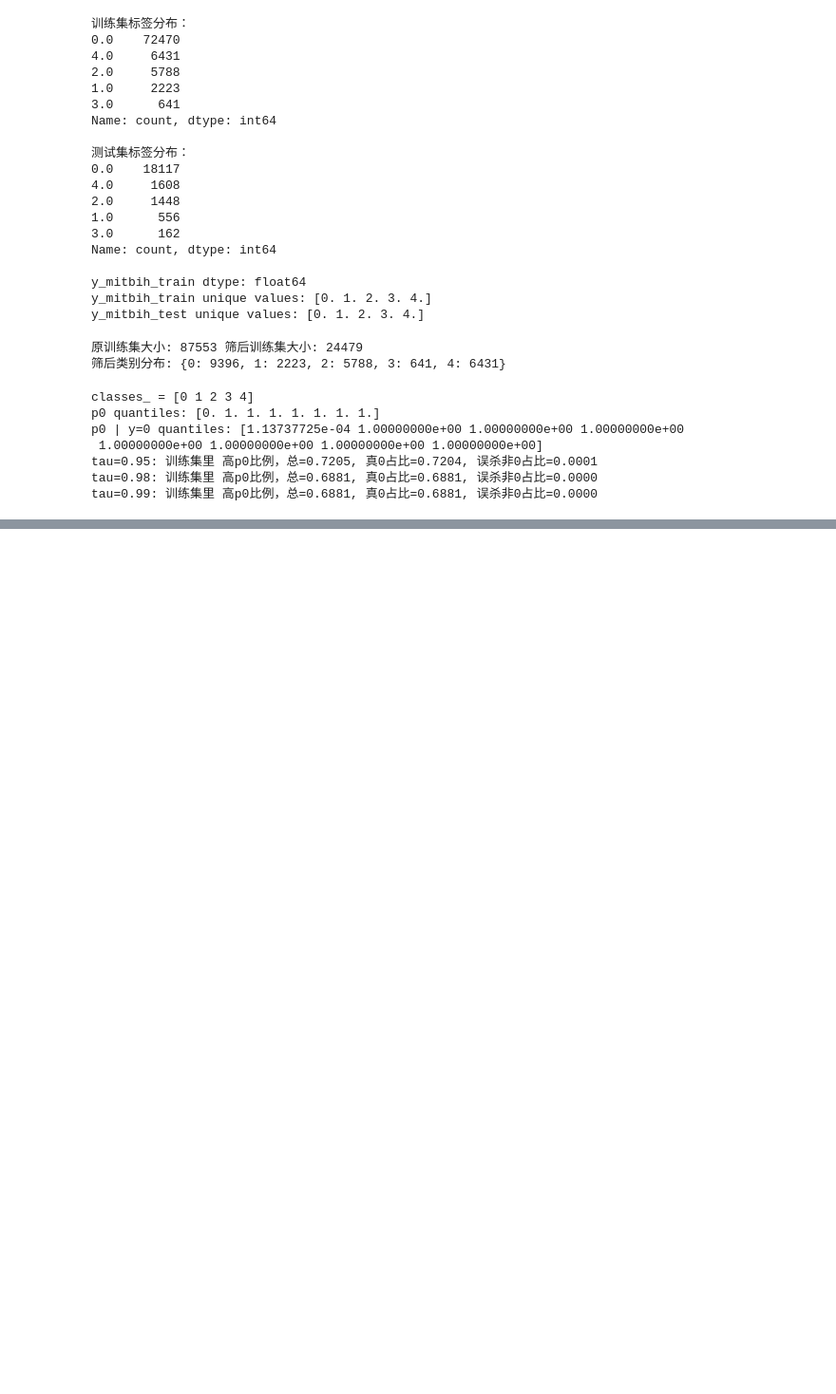
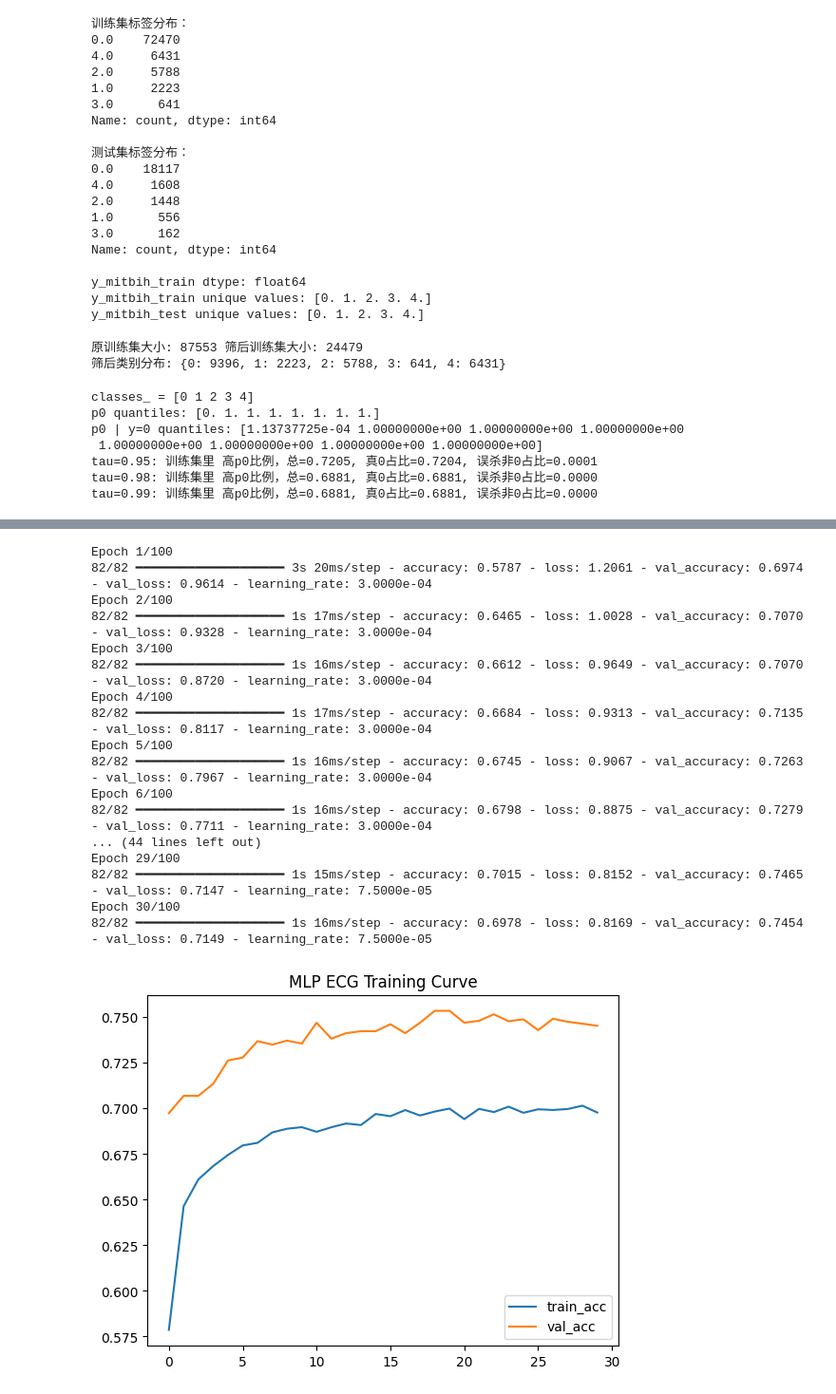
Before and after one commit to Hanson-1013/machine_learning, a Jupyter notebook: notebook/04_mlp_model_train_mitbih_improve.ipynb, the cells around one changed output, grey strips where cells are left out. Shown at 95% size. Saved outputs shown, nothing was run; the diff lists cells and outputs as text; code cells hidden in the pictures; blank space fills up the shorter version.

Commit message:
feat: finish mitbih mlp train

```diff
--- a/notebook/04_mlp_model_train_mitbih_improve.ipynb
+++ b/notebook/04_mlp_model_train_mitbih_improve.ipynb
@@ -185,11 +190,20 @@ X_tr, X_val, y_tr, y_val = train_test_split(
     stratify=y_train_hard     # 保持类别比例
 )
 
+# === 添加在这里 ===
+from sklearn.preprocessing import StandardScaler
+
+scaler = StandardScaler()
+X_tr = scaler.fit_transform(X_tr)
+X_val = scaler.transform(X_val)
+X_mitbih_test = scaler.transform(X_mitbih_test)  # 若之后还要用测试集预测，也提前标准化
+# === 到此结束 ===
+
 # 然后把 fit 里的变量换成：
 mlp.fit(
     X_tr, y_tr,
     validation_data=(X_val, y_val),
-    epochs=10, batch_size=256,
+    epochs=60, batch_size=256,
     class_weight=cls_w,
     callbacks=cb,
     verbose=1
@@ -307,0 +319,54 @@ Best tau on val: 0.98
+# %%
+# === 构建模型 ===
+mlp = build_mlp_ecg(X_tr.shape[1], num_classes=5)
+
+# === 编译 ===
+mlp.compile(
+    optimizer=tf.keras.optimizers.Adam(learning_rate=3e-4),
+    loss='sparse_categorical_crossentropy',
+    metrics=['accuracy']
+)
+
+# === 回调函数 ===
+cb = [
+    tf.keras.callbacks.EarlyStopping(monitor='val_loss', patience=12, restore_best_weights=True),
+    tf.keras.callbacks.ReduceLROnPlateau(monitor='val_loss', factor=0.5, patience=5)
+]
+
+# === 训练 ===
+history = mlp.fit(
+    X_tr, y_tr,
+    validation_data=(X_val, y_val),
+    epochs=100,
+    batch_size=256,
+    class_weight=None,
+    callbacks=cb,
+    verbose=1
+)
+
+# === 可选：绘制训练曲线 ===
+import matplotlib.pyplot as plt
+plt.plot(history.history['accuracy'], label='train_acc')
+plt.plot(history.history['val_accuracy'], label='val_acc')
+plt.legend()
+plt.title('MLP ECG Training Curve')
+plt.show()
+# %% [output]
+Epoch 1/100
+82/82 ━━━━━━━━━━━━━━━━━━━━ 3s 20ms/step - accuracy: 0.5787 - loss: 1.2061 - val_accuracy: 0.6974 - val_loss: 0.9614 - learning_rate: 3.0000e-04
+Epoch 2/100
+82/82 ━━━━━━━━━━━━━━━━━━━━ 1s 17ms/step - accuracy: 0.6465 - loss: 1.0028 - val_accuracy: 0.7070 - val_loss: 0.9328 - learning_rate: 3.0000e-04
+Epoch 3/100
+82/82 ━━━━━━━━━━━━━━━━━━━━ 1s 16ms/step - accuracy: 0.6612 - loss: 0.9649 - val_accuracy: 0.7070 - val_loss: 0.8720 - learning_rate: 3.0000e-04
+Epoch 4/100
+82/82 ━━━━━━━━━━━━━━━━━━━━ 1s 17ms/step - accuracy: 0.6684 - loss: 0.9313 - val_accuracy: 0.7135 - val_loss: 0.8117 - learning_rate: 3.0000e-04
+Epoch 5/100
+82/82 ━━━━━━━━━━━━━━━━━━━━ 1s 16ms/step - accuracy: 0.6745 - loss: 0.9067 - val_accuracy: 0.7263 - val_loss: 0.7967 - learning_rate: 3.0000e-04
+Epoch 6/100
+82/82 ━━━━━━━━━━━━━━━━━━━━ 1s 16ms/step - accuracy: 0.6798 - loss: 0.8875 - val_accuracy: 0.7279 - val_loss: 0.7711 - learning_rate: 3.0000e-04
+... (44 lines left out)
+Epoch 29/100
+82/82 ━━━━━━━━━━━━━━━━━━━━ 1s 15ms/step - accuracy: 0.7015 - loss: 0.8152 - val_accuracy: 0.7465 - val_loss: 0.7147 - learning_rate: 7.5000e-05
+Epoch 30/100
+82/82 ━━━━━━━━━━━━━━━━━━━━ 1s 16ms/step - accuracy: 0.6978 - loss: 0.8169 - val_accuracy: 0.7454 - val_loss: 0.7149 - learning_rate: 7.5000e-05
+[figure, added]
```
Also changed, not shown: parts of 6 cells of this notebook.
